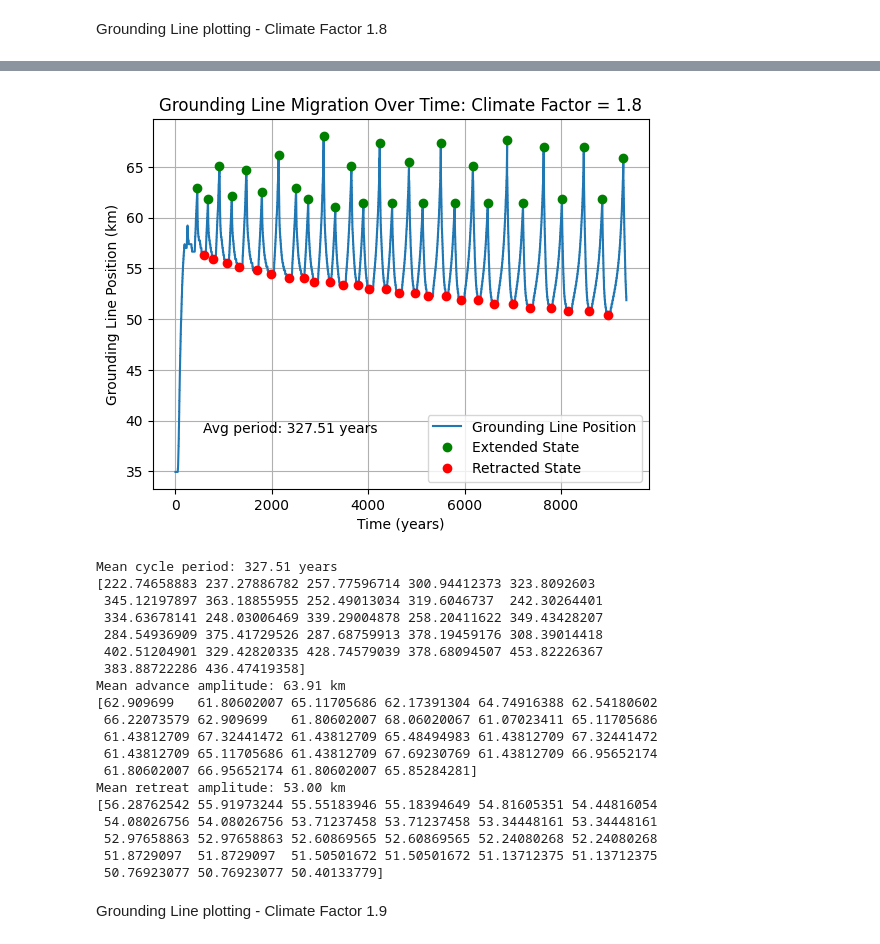
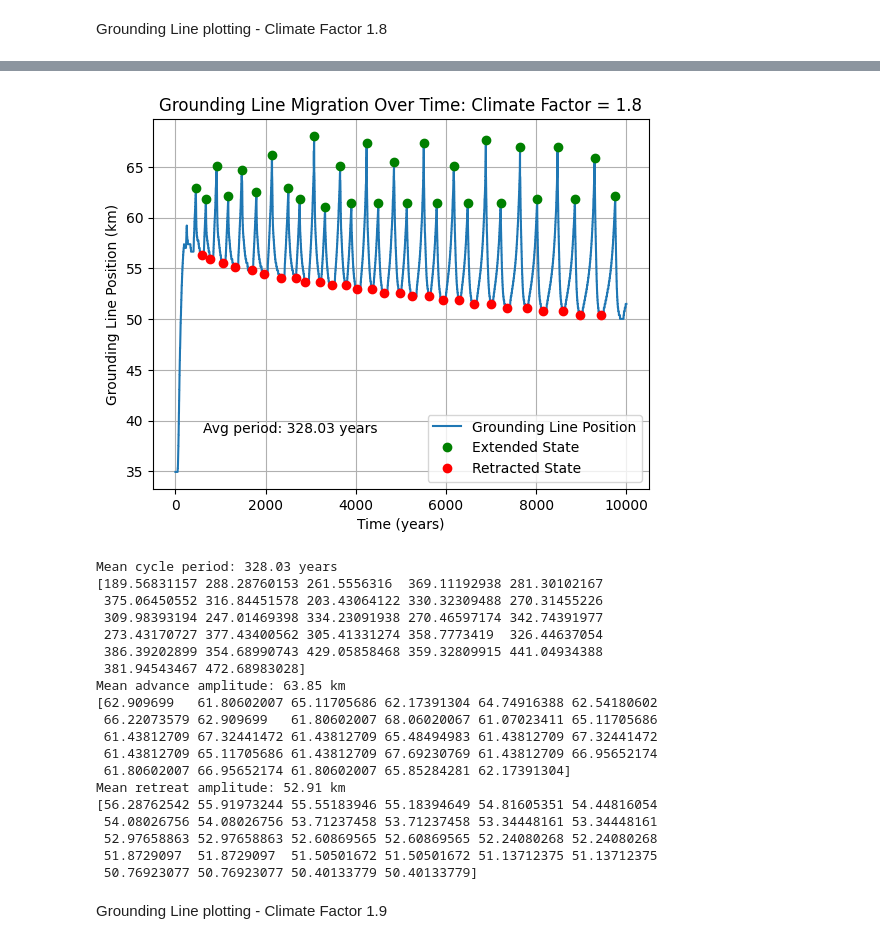
Before and after one commit to ktlix2ski/brinkmodeltest, a Jupyter notebook: Analysis/ClimateFactor_Tests.ipynb, the cells around one changed output, grey strips where cells are left out. Cells and saved outputs as stored; diff of their text form; code cells hidden in the pictures.

```diff
--- a/Analysis/ClimateFactor_Tests.ipynb
+++ b/Analysis/ClimateFactor_Tests.ipynb
@@ -1313,7 +1312,7 @@ Mean retreat amplitude: 53.36 km
 Grounding Line plotting - Climate Factor 1.6
 # %%
 gl_run_title_cf16 = str("Grounding Line Evolution Over Time - Climate Factor = 1.6")
-cf_16 = ""
+cf_16 = "/media/kayatroyer/KayaDrive/Thesis/OfficialExperimentRuns/20kTests/cf_Tests/DATA_Dictionary_2025_04_25__22_54_39_CF16.pkl.gz"
 with gzip.open(cf_16, 'rb') as f:
     DATA_dict_cf_16 = pickle.load(f)
 # %%
@@ -1417,7 +1418,7 @@ Mean retreat amplitude: 53.23 km
 Grounding Line plotting - Climate Factor 1.7
 # %%
 gl_run_title_cf17 = str("Grounding Line Evolution Over Time - Climate Factor = 1.7")
-cf_17 = ""
+cf_17 = "/media/kayatroyer/KayaDrive/Thesis/OfficialExperimentRuns/20kTests/cf_Tests/DATA_Dictionary_2025_04_26__13_33_27_CF17.pkl.gz"
 with gzip.open(cf_17, 'rb') as f:
     DATA_dict_cf_17 = pickle.load(f)
 # %%
@@ -1521,7 +1524,7 @@ Mean retreat amplitude: 53.05 km
 Grounding Line plotting - Climate Factor 1.8
 # %%
 gl_run_title_cf18 = str("Grounding Line Evolution Over Time - Climate Factor = 1.8")
-cf_18 = ""
+cf_18 = "/media/kayatroyer/KayaDrive/Thesis/OfficialExperimentRuns/20kTests/cf_Tests/DATA_Dictionary_2025_04_26__15_42_40_CF18.pkl.gz"
 with gzip.open(cf_18, 'rb') as f:
     DATA_dict_cf_18 = pickle.load(f)
 # %%
@@ -1577,51 +1582,51 @@ GL_km_cf_18 = GL_km_cf_18[mask]
 # %%
 cf_18_peaks, _ = find_peaks(GL_km_cf_18, prominence=3)
 cf_18_troughs, _ = find_peaks(-GL_km_cf_18, prominence=3)
-cf_18_periods = np.diff(np.array(time)[cf_18_peaks])
+cf_18_periods = np.diff(np.array(time)[cf_18_troughs])
 cf_18_adv_dists = GL_km_cf_18[cf_18_peaks]
 cf_18_ret_dists = GL_km_cf_18[cf_18_troughs]
 
 
 plt.plot(time, GL_km_cf_18, label='Grounding Line Position')
 plt.plot(np.array(time)[cf_18_peaks], GL_km_cf_18[cf_18_peaks], 'go', label='Extended State')
 plt.plot(np.array(time)[cf_18_troughs], GL_km_cf_18[cf_18_troughs], 'ro', label='Retracted State')
 plt.text(0.1, 0.15, f'Avg period: {np.mean(cf_18_periods):.2f} years', transform=plt.gca().transAxes)
 plt.legend()
 plt.xlabel("Time (years)")
 plt.ylabel("Grounding Line Position (km)")
 plt.title("Grounding Line Migration Over Time: Climate Factor = 1.8")
 plt.grid()
 plt.show()
 
 print(f"Mean cycle period: {np.mean(cf_18_periods):.2f} years")
 print(cf_18_periods)
 
 print(f"Mean advance amplitude: {np.mean(cf_18_adv_dists):.2f} km")
 print(cf_18_adv_dists)
 
 print(f"Mean retreat amplitude: {np.mean(cf_18_ret_dists):.2f} km")
 print(cf_18_ret_dists)
 # %% [output]
-[figure, old version]
+[figure, new version]
-Mean cycle period: 327.51 years
-[222.74658883 237.27886782 257.77596714 300.94412373 323.8092603
- 345.12197897 363.18855955 252.49013034 319.6046737  242.30264401
- 334.63678141 248.03006469 339.29004878 258.20411622 349.43428207
- 284.54936909 375.41729526 287.68759913 378.19459176 308.39014418
- 402.51204901 329.42820335 428.74579039 378.68094507 453.82226367
- 383.88722286 436.47419358]
-Mean advance amplitude: 63.91 km
+Mean cycle period: 328.03 years
+[189.56831157 288.28760153 261.5556316  369.11192938 281.30102167
+ 375.06450552 316.84451578 203.43064122 330.32309488 270.31455226
+ 309.98393194 247.01469398 334.23091938 270.46597174 342.74391977
+ 273.43170727 377.43400562 305.41331274 358.7773419  326.44637054
+ 386.39202899 354.68990743 429.05858468 359.32809915 441.04934388
+ 381.94543467 472.68983028]
+Mean advance amplitude: 63.85 km
 [62.909699   61.80602007 65.11705686 62.17391304 64.74916388 62.54180602
  66.22073579 62.909699   61.80602007 68.06020067 61.07023411 65.11705686
  61.43812709 67.32441472 61.43812709 65.48494983 61.43812709 67.32441472
  61.43812709 65.11705686 61.43812709 67.69230769 61.43812709 66.95652174
- 61.80602007 66.95652174 61.80602007 65.85284281]
-Mean retreat amplitude: 53.00 km
+ 61.80602007 66.95652174 61.80602007 65.85284281 62.17391304]
+Mean retreat amplitude: 52.91 km
 [56.28762542 55.91973244 55.55183946 55.18394649 54.81605351 54.44816054
  54.08026756 54.08026756 53.71237458 53.71237458 53.34448161 53.34448161
  52.97658863 52.97658863 52.60869565 52.60869565 52.24080268 52.24080268
  51.8729097  51.8729097  51.50501672 51.50501672 51.13712375 51.13712375
- 50.76923077 50.76923077 50.40133779]
+ 50.76923077 50.76923077 50.40133779 50.40133779]
 # %% [markdown]
 Grounding Line plotting - Climate Factor 1.9
 # %%
```
Also changed, not shown: parts of 23 cells of this notebook, 8 other files.
